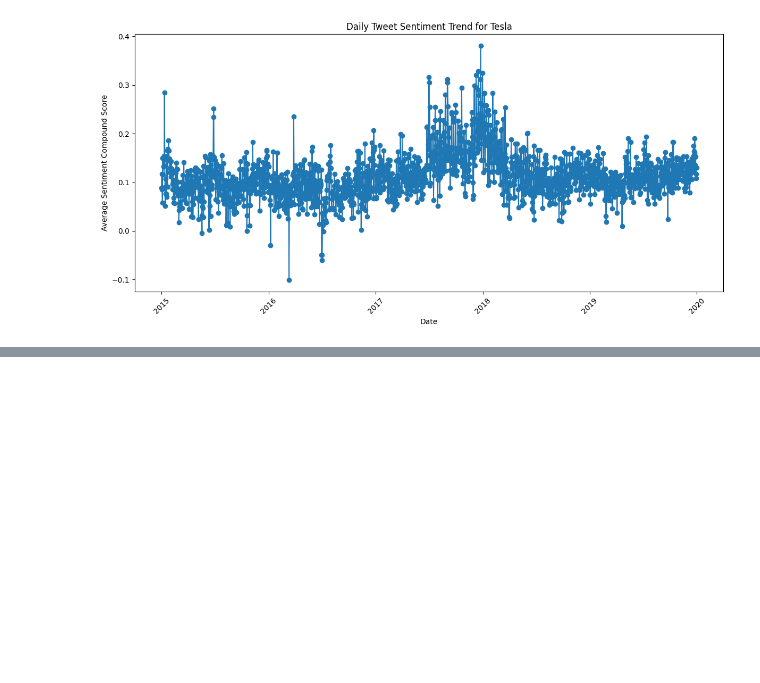
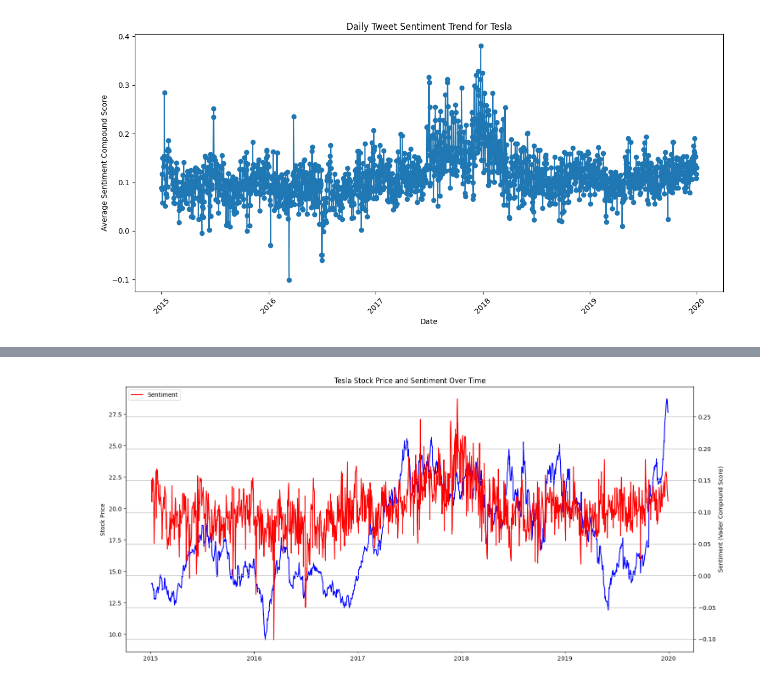
Before and after one commit to hish-school-work/Math509-project, a Jupyter notebook: Project509.ipynb, the cells around one changed output, grey strips where cells are left out. Cells and saved outputs as stored; diff of their text form; code cells hidden in the pictures; blank space fills up the shorter version.

```diff
--- a/Project509.ipynb
+++ b/Project509.ipynb
@@ -406,0 +482,21 @@ plot_sentiment_trends(result['daily_sentiment'])
+# %%
+plt.figure(figsize=(15, 7))
+
+# Plot stock price
+plt.plot(aligned_df['Date'], aligned_df['adj_close'], label='Stock Price', color='blue')
+plt.ylabel('Stock Price')
+
+# Create a secondary y-axis for sentiment
+ax2 = plt.twinx()
+ax2.plot(aligned_df['Date'], aligned_df['vader_compound'], label='Sentiment', color='red')
+ax2.set_ylabel('Sentiment (Vader Compound Score)')
+
+# Customize plot
+plt.title('Tesla Stock Price and Sentiment Over Time')
+plt.xlabel('Date')
+plt.grid(True)
+plt.legend(loc='upper left')
+plt.tight_layout()
+plt.show()
+# %% [output]
+[figure, added]
```
Also changed, not shown: parts of 20 cells of this notebook.
